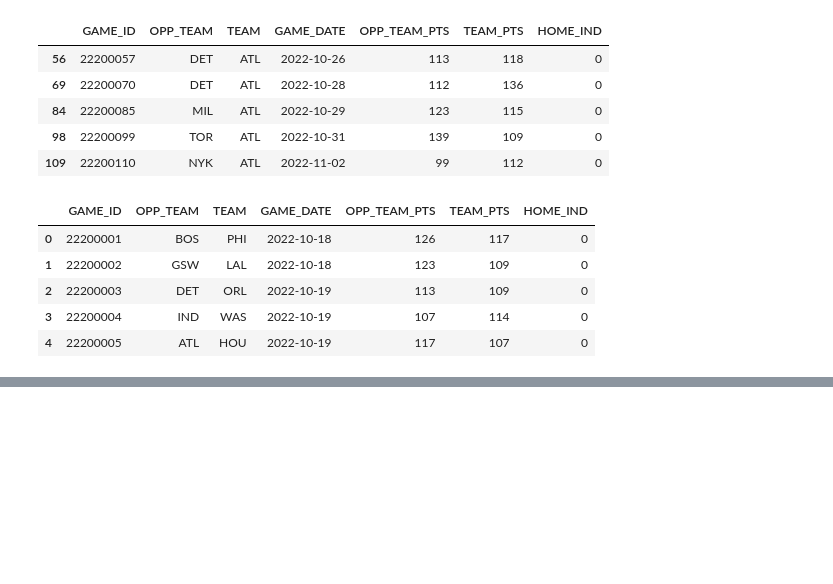
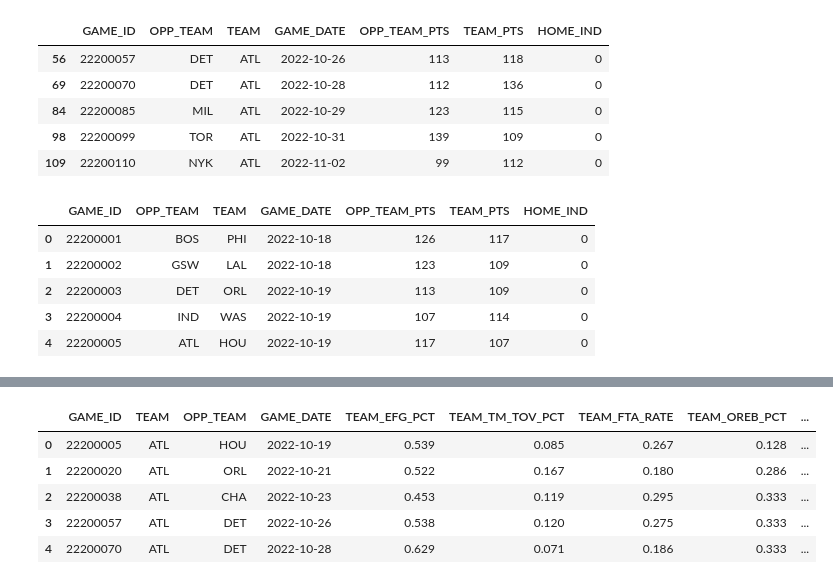
Before and after one commit to samluxenberg1/nba_hustle_sdg, a Jupyter notebook: notebooks/stage2_model.ipynb, the cells around one changed output, grey strips where cells are left out. Saved outputs shown, nothing was run; the diff lists cells and outputs as text; code cells hidden in the pictures; blank space fills up the shorter version.

Commit message:
add functionality for stage 2 regressin

```diff
--- a/notebooks/stage2_model.ipynb
+++ b/notebooks/stage2_model.ipynb
@@ -333,0 +410,2 @@ def team_schedule(
+# %%
+df_ts, df_train = run_stage2(split_date='2024-10-22', window=10)
@@ -333,0 +418,9 @@ def team_schedule(
+# %%
+df_ts.head()
+# %% [output]
+|  | GAME_ID | TEAM | OPP_TEAM | GAME_DATE | TEAM_EFG_PCT | TEAM_TM_TOV_PCT | TEAM_FTA_RATE | TEAM_OREB_PCT | ... |
+| 0 | 22200005 | ATL | HOU | 2022-10-19 | 0.539 | 0.085 | 0.267 | 0.128 | ... |
+| 1 | 22200020 | ATL | ORL | 2022-10-21 | 0.522 | 0.167 | 0.180 | 0.286 | ... |
+| 2 | 22200038 | ATL | CHA | 2022-10-23 | 0.453 | 0.119 | 0.295 | 0.333 | ... |
+| 3 | 22200057 | ATL | DET | 2022-10-26 | 0.538 | 0.120 | 0.275 | 0.333 | ... |
+| 4 | 22200070 | ATL | DET | 2022-10-28 | 0.629 | 0.071 | 0.186 | 0.333 | ... |
```
Also changed, not shown: parts of 16 cells of this notebook, 2 other files.
